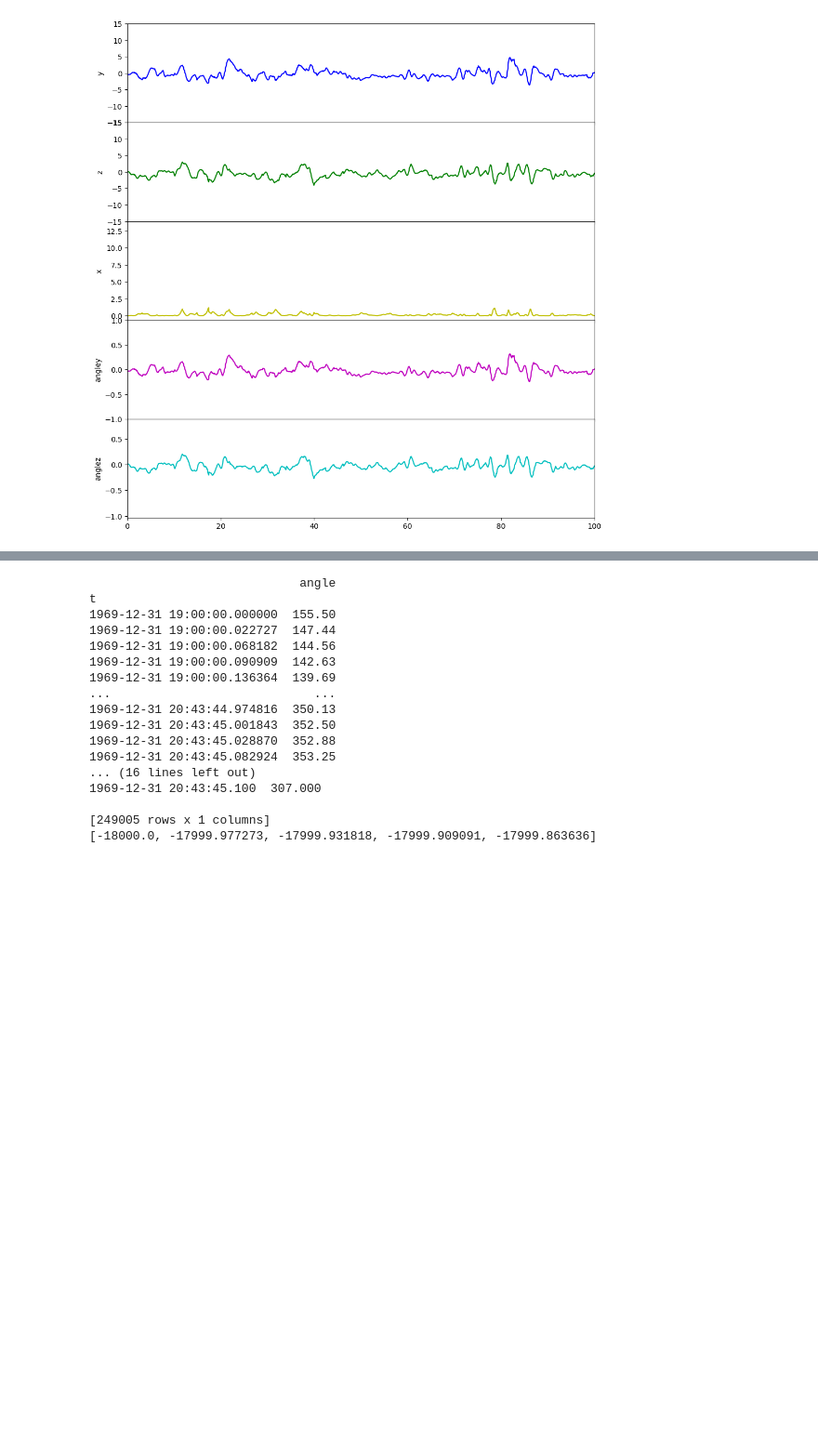
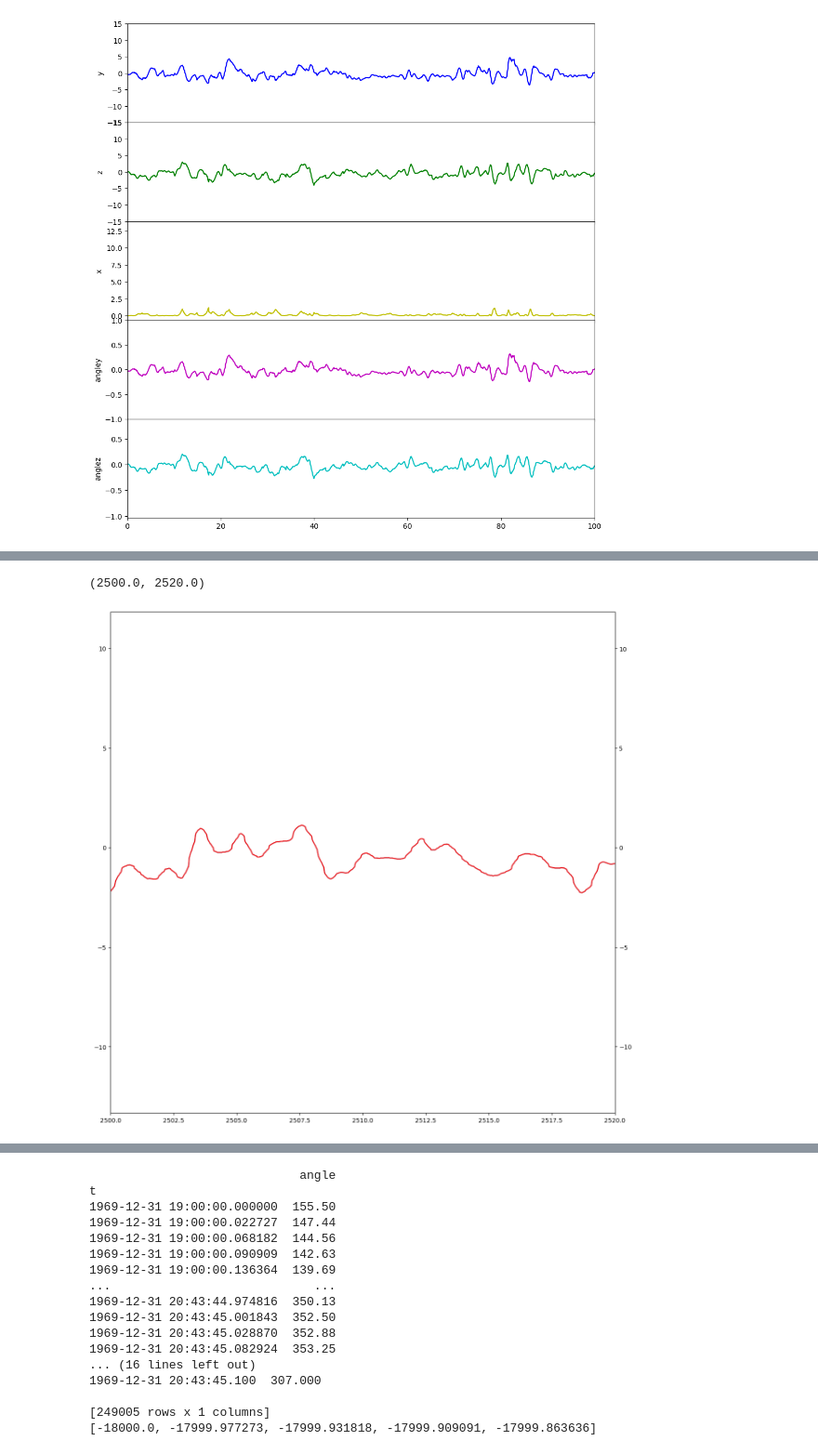
Before and after one commit to UMDBPP/TUFFcode, a Jupyter notebook: Data Analysis/data playground.ipynb, the cells around one changed output, grey strips where cells are left out. Shown at 93% size. Cells and saved outputs as stored; diff of their text form; code cells hidden in the pictures; blank space fills up the shorter version.

```diff
--- a/Data Analysis/data playground.ipynb
+++ b/Data Analysis/data playground.ipynb
@@ -48,6 +48,7 @@ See the caveats in the documentation: https://pandas.pydata.org/pandas-docs/stab
 # %%
 L = 15
 t = 'Time (s)'
+y1 = 'Tension (N)'
 y2 = 'AngleX'
 y3 = 'AngleY'
 y4 = 'AngleZ'
@@ -56,8 +57,11 @@ arr1 = np.array(df[y2]).astype(np.double)
 arr2 = np.array(df[y3]).astype(np.double)
 arr3 = np.array(df[y4]).astype(np.double)
 mask = (np.isfinite(arr1) & np.isfinite(arr2) & np.isfinite(arr3))
+t_angle = df[t][mask]
 
-t = df[t][mask]
+tension = np.array(df[y1]).astype(np.double)
+tension_mask = np.isfinite(tension)
+t_tension = df[t][tension_mask]
 
 # y = y.reset_index().to_numpy()
 # z = z.reset_index().to_numpy()
@@ -79,27 +83,27 @@ z = L*np.sin(anglez)
 # z = z.reset_index().to_numpy()
 x = L*(1-np.cos(angley+anglez))
 
+
 plt.rcParams['figure.figsize'] = (10,10)
 fig, (ax1,ax2,ax3,ax4,ax5) = plt.subplots(5,1,sharex=True)
 
-
-ax1.plot(t, y, 'b')
+ax1.plot(t_angle, y, 'b')
 ax1.set_ylabel('y')
 
 # ax2 = ax1.twinx()
-ax2.plot(t, z, 'g')
+ax2.plot(t_angle, z, 'g')
 ax2.set_ylabel('z')
 
 # ax3 = ax1.sharex()
-ax3.plot(t, x, 'y')
+ax3.plot(t_angle, x, 'y')
 ax3.set_ylabel('x')
 
 # ax4 = ax1.twinx()
-ax4.plot(t, angley, 'm')
+ax4.plot(t_angle, angley, 'm')
 ax4.set_ylabel('angley')
 
 # ax5 = ax1.twinx()
-ax5.plot(t, anglez, 'c')
+ax5.plot(t_angle, anglez, 'c')
 ax5.set_ylabel('anglez')
 
 
@@ -114,3 +118,42 @@ fig.tight_layout()
 plt.subplots_adjust(hspace=.0)
 # %% [output]
 [figure]
+# %%
+timearray = [datetime.fromtimestamp(a) for a in t_angle]
+
+df2 = pd.DataFrame({'t': timearray, 'x': x, 'y': y, 'z': z, 'anglex': anglex})
+df2 = df2.set_index('t')
+
+ms = 25
+new_index = pd.date_range(start=timearray[0], freq=str(ms)+' ms', periods=arr1[-1]/(ms/1000))
+new_series = pd.Series(np.nan, index=new_index)
+comb_series = pd.concat([df2, new_series])
+comb_series = comb_series[~comb_series.index.duplicated(keep='first')]
+comb_series.interpolate(method='time', inplace=True)
+print(comb_series)
+# df2_t = [t.timestamp() + 18000 for t in df2.index]
+# interm2_t = [t.timestamp() + 18000 for t in comb_series.index]
+# t_angle_res = [t.timestamp() for t in df2.index]
+t_angle_res = [t.timestamp()+18000 for t in comb_series.index]
+t_angle_res = t_angle_res[len(x):]
+x_res = comb_series['x'][len(x):]
+y_res = comb_series['y'][len(x):]
+z_res = comb_series['z'][len(x):]
+anglex_res = comb_series['anglex'][len(x):]
+
+print(len(x))
+print(len(x_res))
+
+
+fig, ax1 = plt.subplots()
+
+plt.rcParams['figure.figsize'] = (15,15)
+ax1.plot(t_angle_res, z_res)
+ax2 = ax1.twinx()
+ax2.plot(t_angle, z, 'r')
+print(t_angle_res[100:110])
+
+# ax1.set_ylim(0, 2)
+# ax2.set_ylim(0, 2)
+plt.xlim([2500, 2520])
+# %% [output]
@@ -116,0 +177,2 @@ plt.subplots_adjust(hspace=.0)
+(2500.0, 2520.0)
+[figure, added]
```
Also changed, not shown: parts of 10 cells of this notebook.
